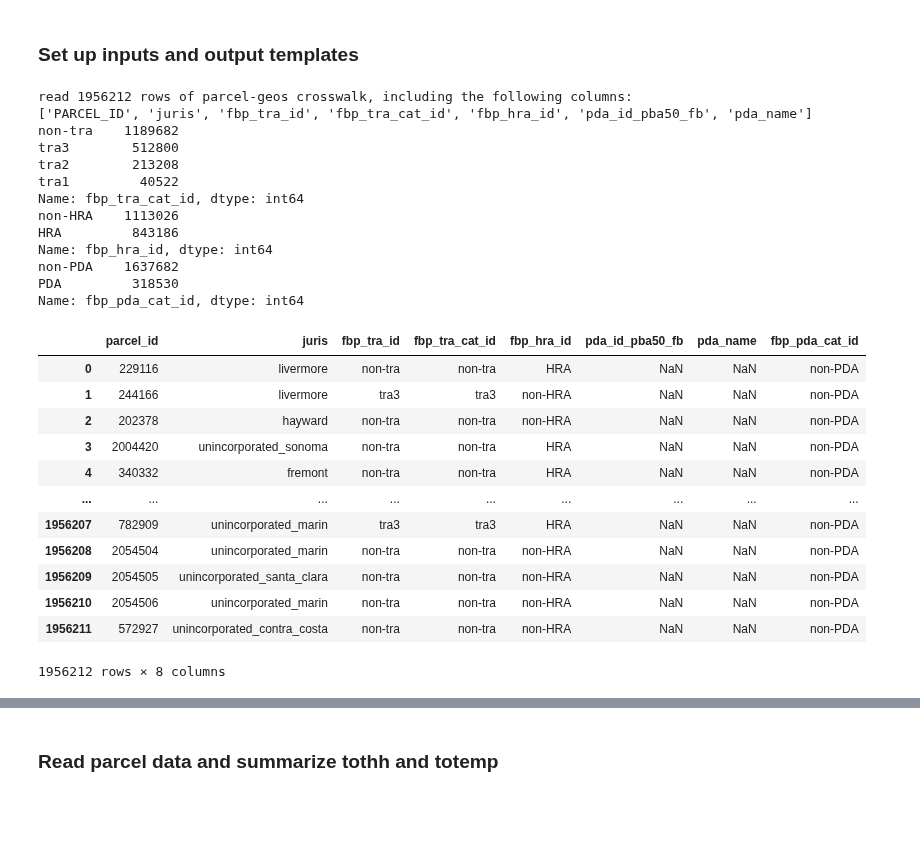
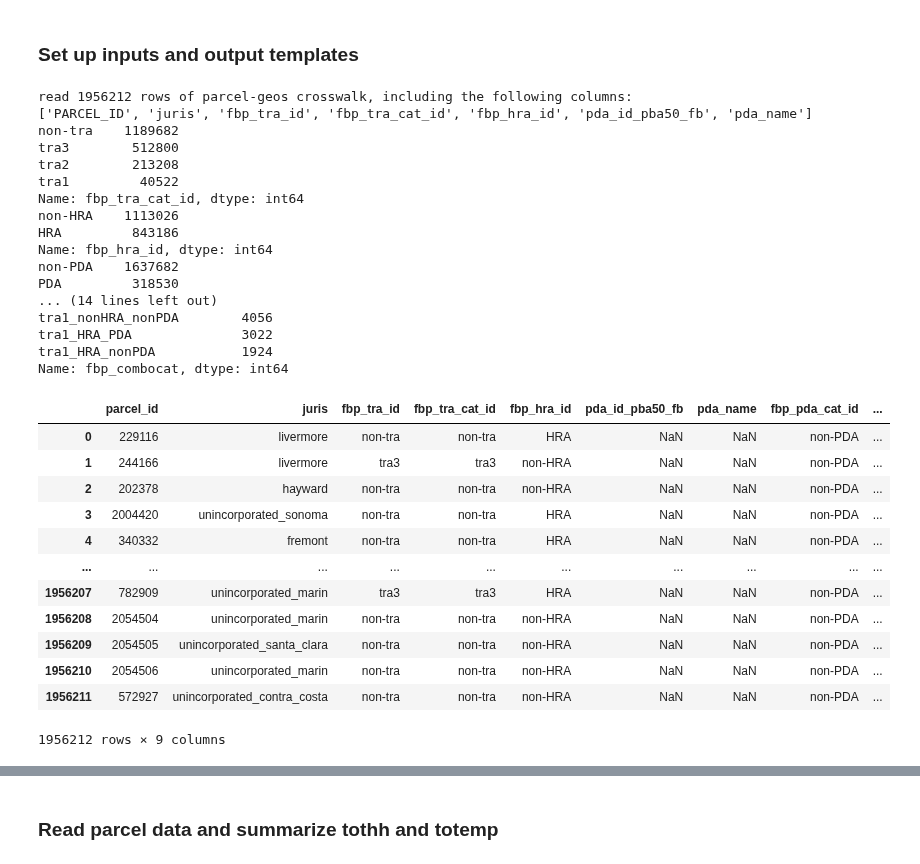
Before and after one commit to BayAreaMetro/petrale, a Jupyter notebook: scripts/CARB_followup_PBA50_growth_pattern_by_geographies.ipynb, the cells around one changed output, grey strips where cells are left out. Cells and saved outputs as stored; diff of their text form; code cells hidden in the pictures; blank space fills up the shorter version.

Commit message:
Update CARB_followup_PBA50_growth_pattern_by_geographies.ipynb
add summary by intersections of growth geographies (e.g. TRAs_HRA_PDA, TRAs_nonHRA_PDA, etc.)

```diff
--- a/scripts/CARB_followup_PBA50_growth_pattern_by_geographies.ipynb
+++ b/scripts/CARB_followup_PBA50_growth_pattern_by_geographies.ipynb
@@ -26,47 +26,59 @@ parcel_geos_crosswalk = pd.read_csv(parcel_geos_crosswalk_file)
 print('read {} rows of parcel-geos crosswalk, including the following columns: \n{}'.format(
     parcel_geos_crosswalk.shape[0],
     list(parcel_geos_crosswalk)))
 
 # CARB doesn't request data on individual PDAs, so create a new column for PDA/non-PDA
 parcel_geos_crosswalk['fbp_pda_cat_id'] = 'non-PDA'
 parcel_geos_crosswalk.loc[parcel_geos_crosswalk.pda_id_pba50_fb.notnull(), 'fbp_pda_cat_id'] = 'PDA'
+# print(list(parcel_geos_crosswalk))
+
+# create a concatenate field to represent intersections of the growth geographies
+parcel_geos_crosswalk['fbp_combocat'] = \
+    parcel_geos_crosswalk[['fbp_tra_cat_id', 'fbp_hra_id', 'fbp_pda_cat_id']].apply(
+    lambda row: '_'.join(row.values.astype(str)), axis=1)
+parcel_geos_crosswalk['fbp_combocat'] = parcel_geos_crosswalk['fbp_combocat'].apply(lambda x: x.replace('-',''))
 
 # some statistics
 print(parcel_geos_crosswalk.fbp_tra_cat_id.value_counts())
 print(parcel_geos_crosswalk.fbp_hra_id.value_counts())
 print(parcel_geos_crosswalk.fbp_pda_cat_id.value_counts())
+print(parcel_geos_crosswalk.fbp_combocat.value_counts())
 
 # rename 'PARCEL_ID'
 parcel_geos_crosswalk.rename(columns={'PARCEL_ID': 'parcel_id'}, inplace=True)
 
 display(parcel_geos_crosswalk)
 # %% [output]
 read 1956212 rows of parcel-geos crosswalk, including the following columns:
 ['PARCEL_ID', 'juris', 'fbp_tra_id', 'fbp_tra_cat_id', 'fbp_hra_id', 'pda_id_pba50_fb', 'pda_name']
 non-tra    1189682
 tra3        512800
 tra2        213208
 tra1         40522
 Name: fbp_tra_cat_id, dtype: int64
 non-HRA    1113026
 HRA         843186
 Name: fbp_hra_id, dtype: int64
 non-PDA    1637682
 PDA         318530
-Name: fbp_pda_cat_id, dtype: int64
+... (14 lines left out)
+tra1_nonHRA_nonPDA        4056
+tra1_HRA_PDA              3022
+tra1_HRA_nonPDA           1924
+Name: fbp_combocat, dtype: int64
-|  | parcel_id | juris | fbp_tra_id | fbp_tra_cat_id | fbp_hra_id | pda_id_pba50_fb | pda_name | fbp_pda_cat_id |
-| 0 | 229116 | livermore | non-tra | non-tra | HRA | NaN | NaN | non-PDA |
-| 1 | 244166 | livermore | tra3 | tra3 | non-HRA | NaN | NaN | non-PDA |
-| 2 | 202378 | hayward | non-tra | non-tra | non-HRA | NaN | NaN | non-PDA |
-| 3 | 2004420 | unincorporated_sonoma | non-tra | non-tra | HRA | NaN | NaN | non-PDA |
-| 4 | 340332 | fremont | non-tra | non-tra | HRA | NaN | NaN | non-PDA |
-| ... | ... | ... | ... | ... | ... | ... | ... | ... |
-| 1956207 | 782909 | unincorporated_marin | tra3 | tra3 | HRA | NaN | NaN | non-PDA |
-| 1956208 | 2054504 | unincorporated_marin | non-tra | non-tra | non-HRA | NaN | NaN | non-PDA |
-| 1956209 | 2054505 | unincorporated_santa_clara | non-tra | non-tra | non-HRA | NaN | NaN | non-PDA |
-| 1956210 | 2054506 | unincorporated_marin | non-tra | non-tra | non-HRA | NaN | NaN | non-PDA |
-| 1956211 | 572927 | unincorporated_contra_costa | non-tra | non-tra | non-HRA | NaN | NaN | non-PDA |
+|  | parcel_id | juris | fbp_tra_id | fbp_tra_cat_id | fbp_hra_id | pda_id_pba50_fb | pda_name | fbp_pda_cat_id | ... |
+| 0 | 229116 | livermore | non-tra | non-tra | HRA | NaN | NaN | non-PDA | ... |
+| 1 | 244166 | livermore | tra3 | tra3 | non-HRA | NaN | NaN | non-PDA | ... |
+| 2 | 202378 | hayward | non-tra | non-tra | non-HRA | NaN | NaN | non-PDA | ... |
+| 3 | 2004420 | unincorporated_sonoma | non-tra | non-tra | HRA | NaN | NaN | non-PDA | ... |
+| 4 | 340332 | fremont | non-tra | non-tra | HRA | NaN | NaN | non-PDA | ... |
+| ... | ... | ... | ... | ... | ... | ... | ... | ... | ... |
+| 1956207 | 782909 | unincorporated_marin | tra3 | tra3 | HRA | NaN | NaN | non-PDA | ... |
+| 1956208 | 2054504 | unincorporated_marin | non-tra | non-tra | non-HRA | NaN | NaN | non-PDA | ... |
+| 1956209 | 2054505 | unincorporated_santa_clara | non-tra | non-tra | non-HRA | NaN | NaN | non-PDA | ... |
+| 1956210 | 2054506 | unincorporated_marin | non-tra | non-tra | non-HRA | NaN | NaN | non-PDA | ... |
+| 1956211 | 572927 | unincorporated_contra_costa | non-tra | non-tra | non-HRA | NaN | NaN | non-PDA | ... |
-1956212 rows × 8 columns
+1956212 rows × 9 columns
 # %%
 # create dataframe to store the summary value
 
```
Also changed, not shown: parts of 9 cells of this notebook.
